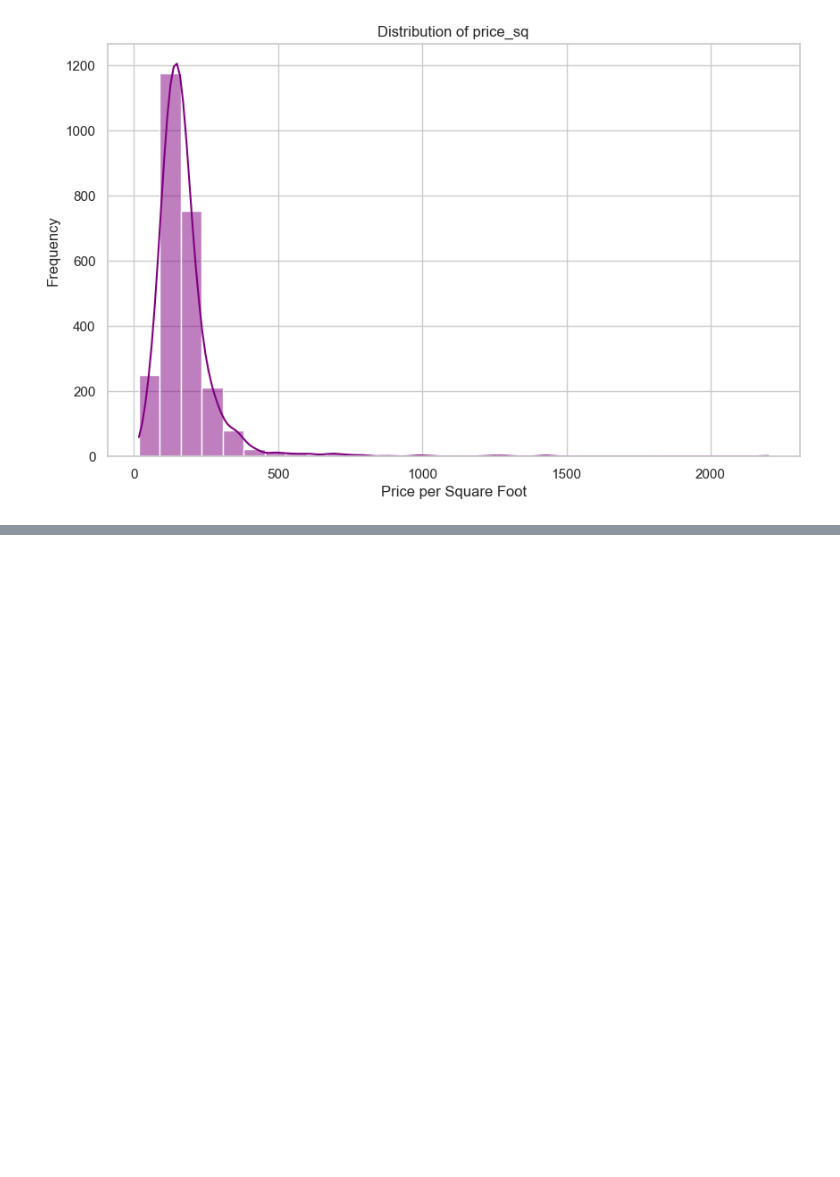
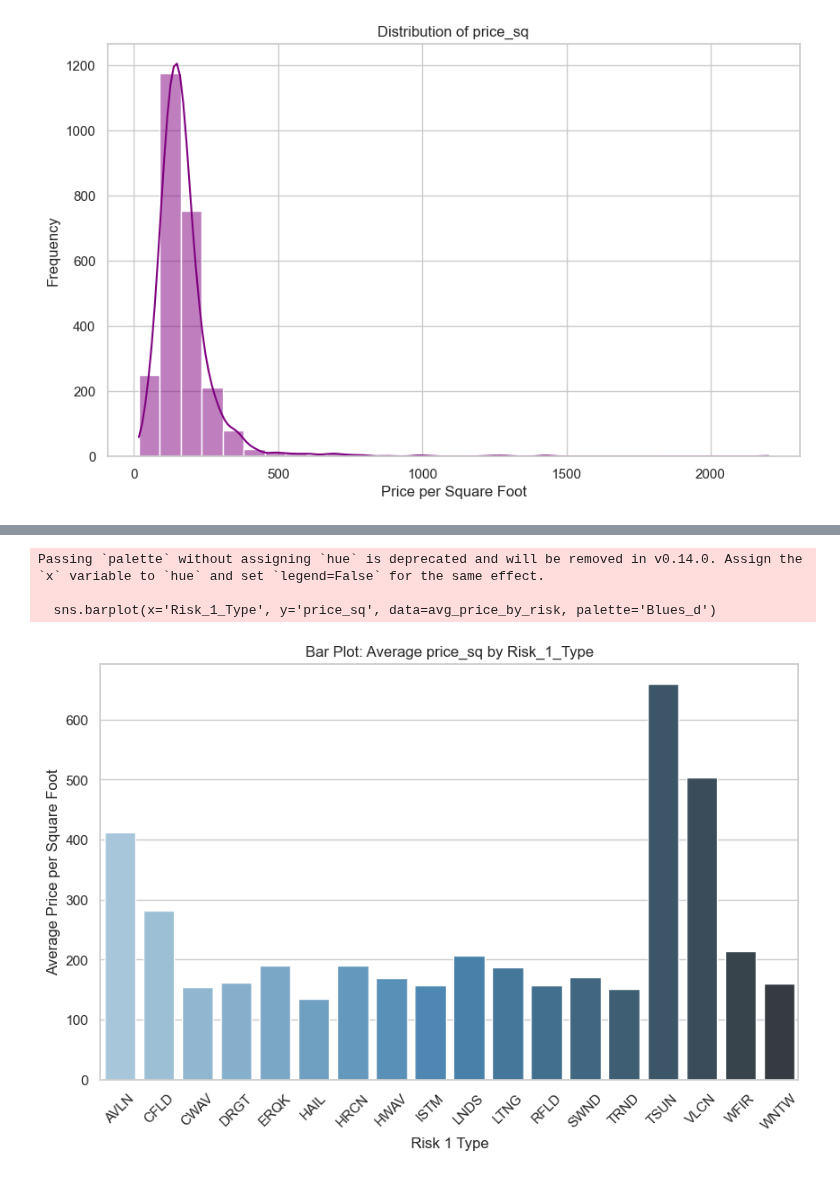
Before and after one commit to jahnavi-maddhuri/Climate-Risk-Impact-on-House-Prices, a Jupyter notebook: model_zx.ipynb, the cells around one changed output, grey strips where cells are left out. Drawn from its saved outputs; the diff is of its cells as text; code cells hidden in the pictures; blank space fills up the shorter version.

```diff
--- a/model_zx.ipynb
+++ b/model_zx.ipynb
@@ -83,0 +115,14 @@ plt.show()
+# %%
+plt.figure(figsize=(10, 6))
+avg_price_by_risk = eda_df.groupby("Risk_1_Type")["price_sq"].mean().reset_index()
+sns.barplot(x="Risk_1_Type", y="price_sq", data=avg_price_by_risk, palette="Blues_d")
+plt.title("Bar Plot: Average price_sq by Risk_1_Type")
+plt.xlabel("Risk 1 Type")
+plt.ylabel("Average Price per Square Foot")
+plt.xticks(rotation=45)  # Rotate x-axis labels for better readability
+plt.show()
+# %% [output]
+Passing `palette` without assigning `hue` is deprecated and will be removed in v0.14.0. Assign the `x` variable to `hue` and set `legend=False` for the same effect.
+
+  sns.barplot(x='Risk_1_Type', y='price_sq', data=avg_price_by_risk, palette='Blues_d')
+[figure, added]
```
Also changed, not shown: parts of 19 cells of this notebook.
